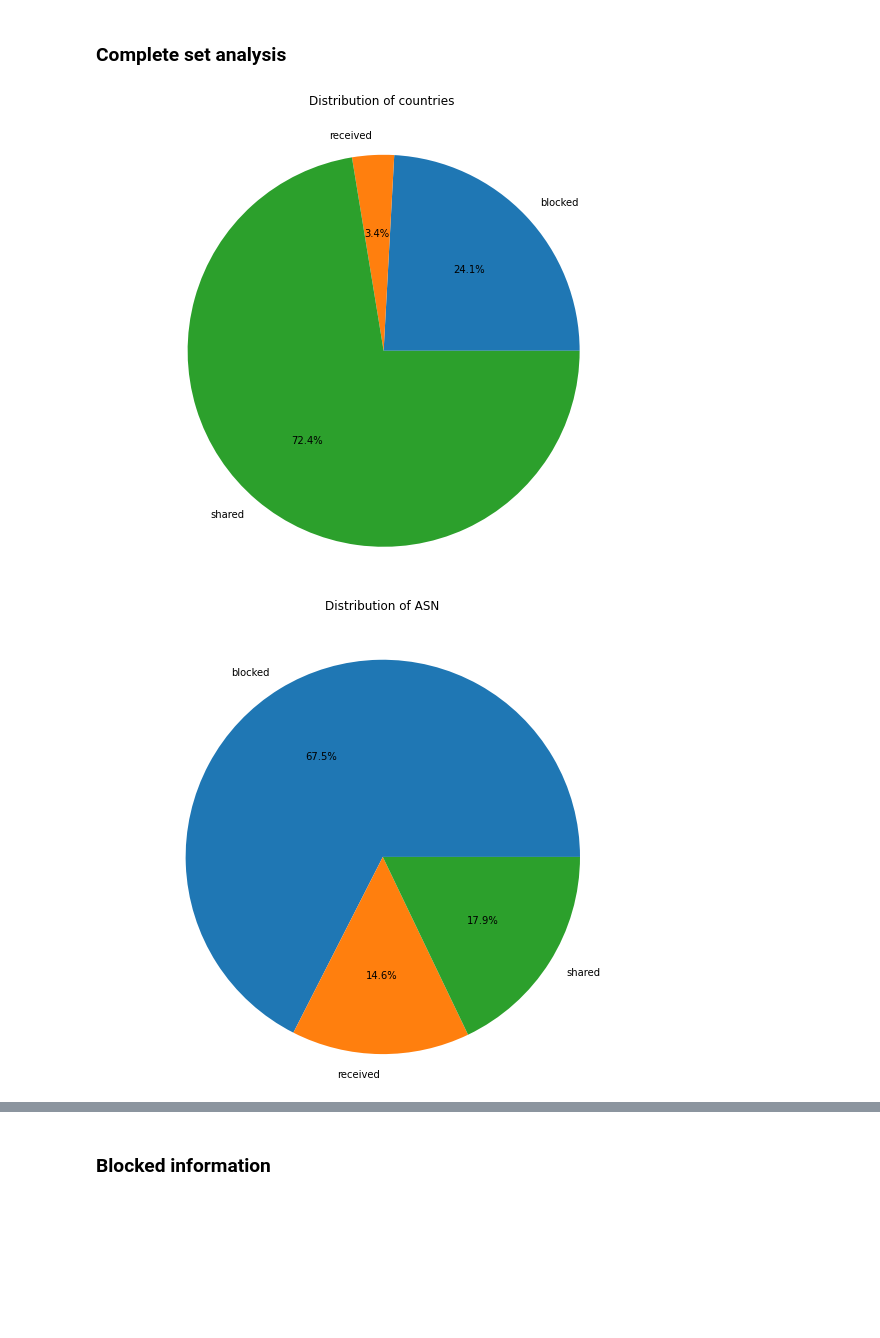
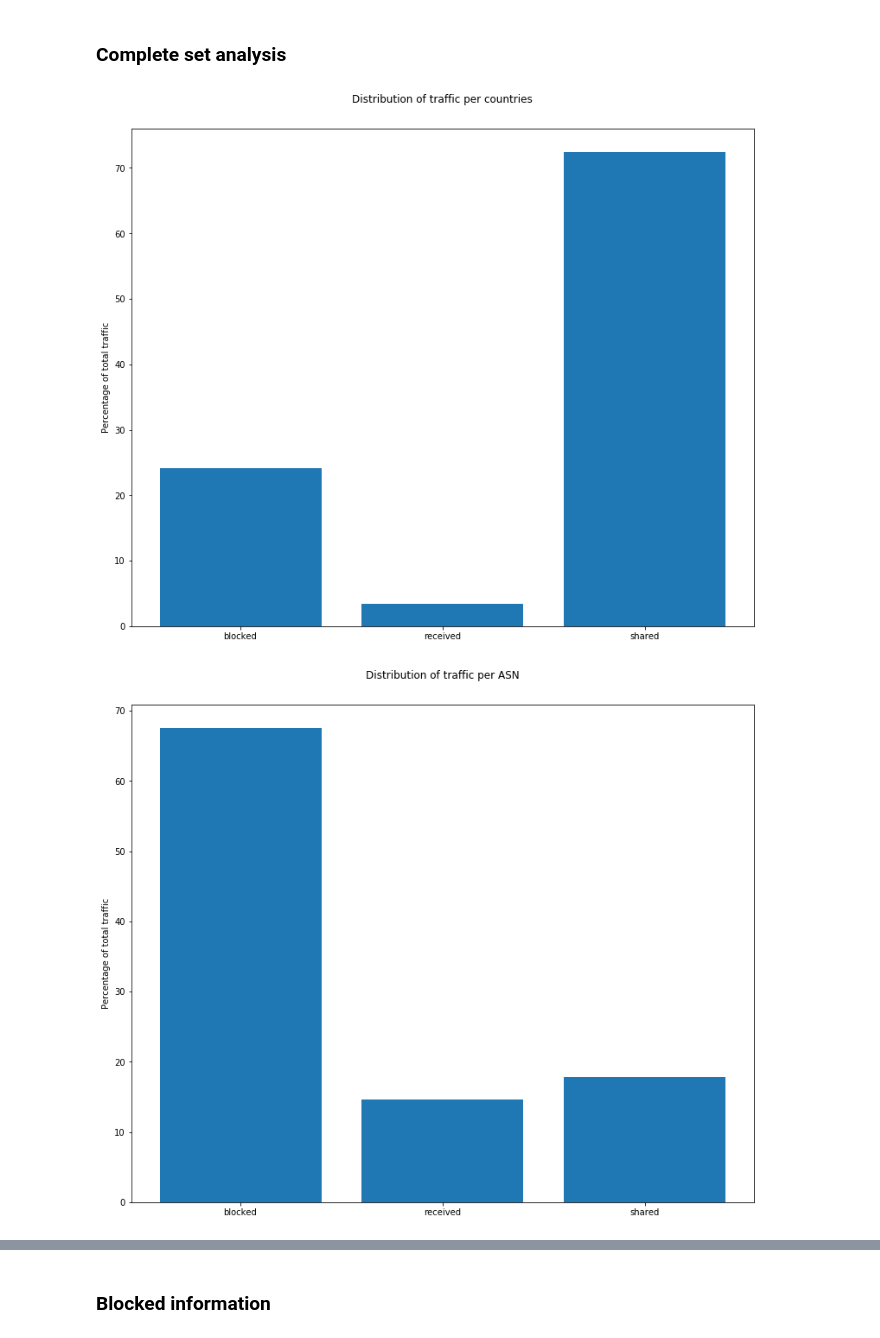
Before and after one commit to astamagg/econ_sec, a Jupyter notebook: Data analysis.ipynb, the cells around one changed output, grey strips where cells are left out. Drawn from its saved outputs; the diff is of its cells as text; code cells hidden in the pictures; blank space fills up the shorter version.

Commit message:
added the graphs we discussed and some further description

```diff
--- a/Data analysis.ipynb
+++ b/Data analysis.ipynb
@@ -8,11 +12,10 @@ import matplotlib.pyplot as plt
 
 ### Cleaning
 # %%
-test_df = pd.read_csv("recent_tests.csv", sep=';')
+test_df = pd.read_csv("recent_tests.csv", sep=';', dtype={'Sesssion': 'str'})
 
 #Resetting types
-test_df.astype({'Session': 'str',
-                'Timestamp': 'str',
+test_df.astype({'Timestamp': 'str',
                 'Client IP Block': 'str',
                 'ASN': 'str',
                 'Country': 'str',
@@ -98,30 +101,31 @@ def plot_stats(df, column, title, threshold, NAT = False):
 # %% [markdown]
 ### Complete set analysis
 # %%
-#Pie chart to analyse the unique cases compared to the shared one with both received and blocked cases
+#Bar chart to analyse the unique cases compared to the shared one with both received and blocked cases
 def check_cases(df_block, df_receive, column, title):
     unique_blocked = df_block[column].unique()
     unique_received = df_received[column].unique()
 
     shared = [x for x in unique_blocked if x in unique_received]
     blocked = [x for x in unique_blocked if x not in shared]
     received = [x for x in unique_received if x not in shared]
 
-    labels = 'blocked', 'received', 'shared'
+    labels = ['blocked', 'received', 'shared']
     total = len(shared) + len(blocked) + len(received)
 
-    sizes = [len(blocked)/total, len(received)/total, len(shared)/total]
+    percentage = [round((len(blocked)/total)*100, 2), round((len(received)/total)*100, 2), round((len(shared)/total)*100, 2)]
 
-    fig1, ax1 = plt.subplots(figsize=(10,8))
+    fig = plt.figure(figsize=(10,8))
+    ax = fig.add_axes([0,0,1,1])
 
-    ax1.pie(sizes, labels=labels, autopct='%1.1f%%')
-    ax1.axis('equal')
-    ax1.set_title(title, pad = 30)
+    ax.bar(labels, percentage)
+    ax.set_title(title, pad = 30)
+    ax.set_ylabel("Percentage of total traffic")
 
     plt.show()
 
-check_cases(df_blocked, df_received, "Country", "Distribution of countries")
-check_cases(df_blocked, df_received, "ASN", "Distribution of ASN")
+check_cases(df_blocked, df_received, "Country", "Distribution of traffic per countries")
+check_cases(df_blocked, df_received, "ASN", "Distribution of traffic per ASN")
 # %% [output]
-[figure, old version]
+[figure, new version]
-[figure, old version]
+[figure, new version]
```
Also changed, not shown: parts of 7 cells of this notebook.
